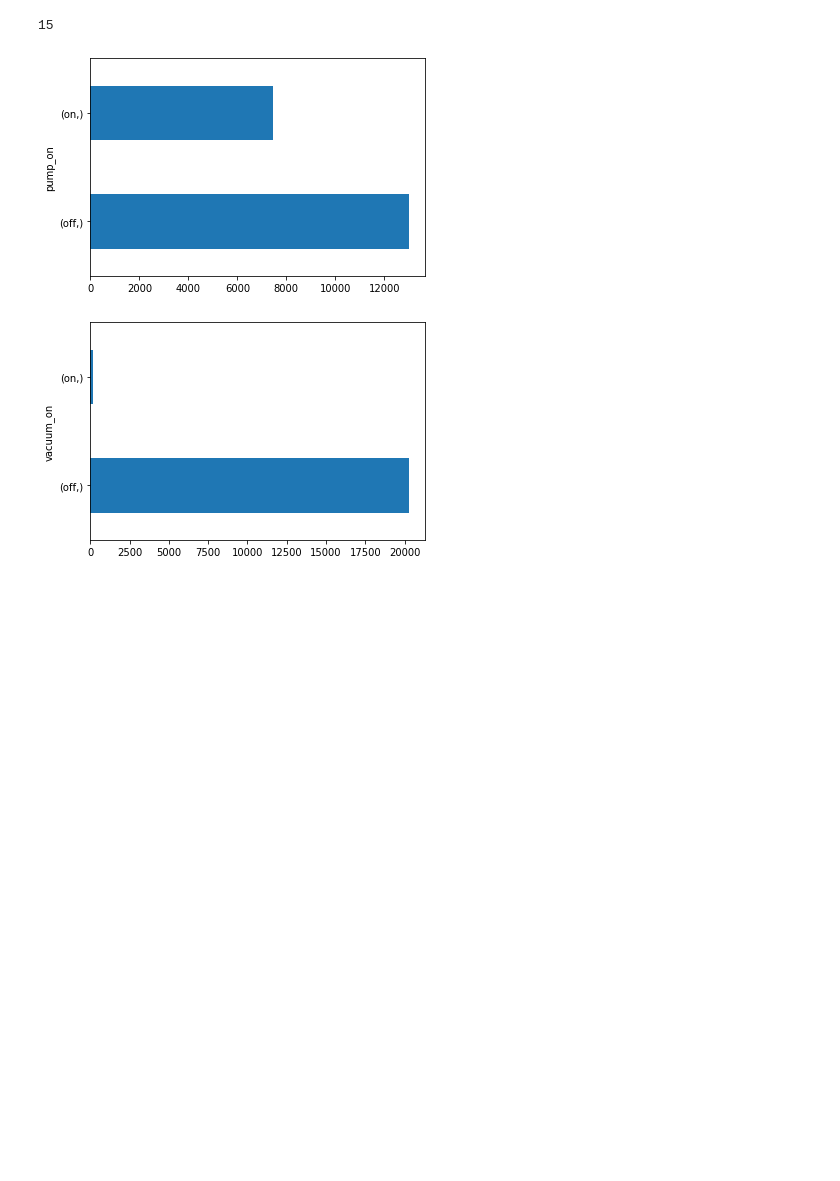
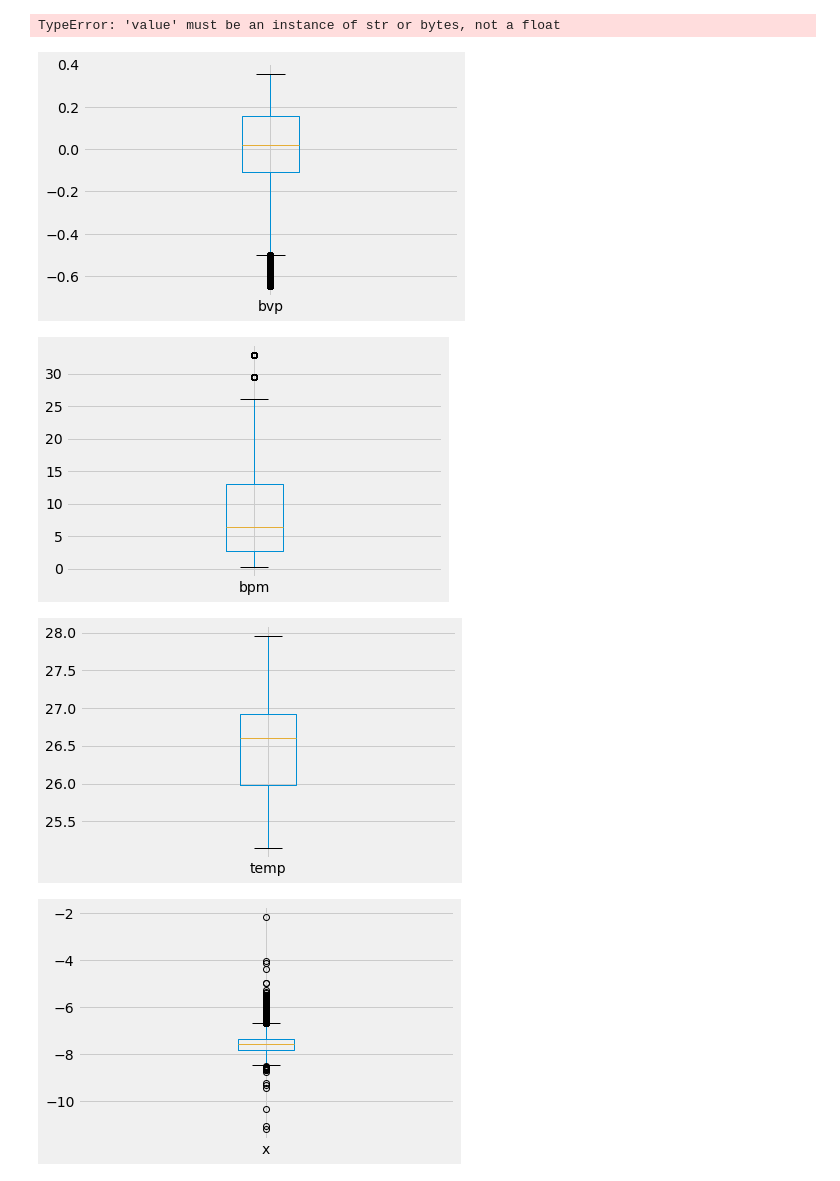
Before and after one commit to victoriaaarmstrong/msc_thesis, a Jupyter notebook: main.ipynb, the cells around one changed output. Saved outputs shown, nothing was run; the diff lists cells and outputs as text; code cells hidden in the pictures; blank space fills up the shorter version.

```diff
--- a/main.ipynb
+++ b/main.ipynb
@@ -53,11 +64,17 @@ else:
     data['ir'] = hp.filter_signal(data["ir"], cutoff = 0.75, sample_rate = 100.0)
     data.rename(columns = {'ir':'bvp'}, inplace = True)
 
+    ## Maybe move this normalization
+    data.bvp = (data.bvp - data.bvp.mean()) / (data.bvp.max() - data.bvp.min())
+
     ## Smooth pump and vacuum labels
     data['pump_on'] = data['pump_on'].rolling(10, center=True).apply(lambda x: mode(x)[0])
     data['vacuum_on'] = data['vacuum_on'].rolling(10, center=True).apply(lambda x: mode(x)[0])
 
-    ## Fill the first 9 values with the same as value 10 to get rid of the nan, unless you do the first 5% and last 5% cut for outliers
+    ## This replaces the first 9 rows that become nan after the pump and vacuum label smoothing
+    data.loc[0:9, ['pump_on']] = 'off'
+    data.loc[0:9, ['vacuum_on']] = 'off'
+
     ## Save to .pkl file
     data.to_pickle("data/saved/" + PARTICIPANT)
     print("combined files saved")
@@ -112,66 +248,62 @@ def count_events(df):
 # %%
-############################
-## Descriptive Statistics ##
-############################
+###########
+## Plots ##
+###########
 
-## Divide into continuous and categorical
-continuous_cols = data[["bvp", "bpm", "temp", "x", "y", "z"]]
-categorical_cols = data[["pump_on", "vacuum_on"]]
-categorical_cols = categorical_cols.replace({0.0: "off", 1.0: "on"})
+"""
+TO DO
+- if it isn't a big overhead, remove the unnecessary graph pairs from the loop at the bottom, but it's not the end of the world to sort through at the end if you need to
+- some down-sampling might have to occur so that the graphs are easier to interpret
+- see if you can check if these images are already saved? so that you don't have to regenerate and save every time if you don't have to
+- is there a way to make it so it saves but doesn't display? there's some stack error because there's too many graphs shown at once
+"""
 
-## Continuous column stat
-num_nan_cont = continuous_cols.isna().sum()
-descriptive_stats_cont = continuous_cols.describe()
-kurt = continuous_cols.kurtosis()
-skew = continuous_cols.skew()
-
-# boxplots for each column
+## Boxplots for each column
 for column in continuous_cols:
     figure = plt.figure()
     boxplot = continuous_cols[[column]].boxplot()
     figure.savefig("plots/" + PARTICIPANT + "_boxplot_" + column + ".svg", format="svg")
 
-# histograms for each column
+## Histograms for each column
 for column in continuous_cols:
-    ##Freedman-Diaconis Bin Size
+    ## Calculate Freedman-Diaconis bin size
     q25 = continuous_cols[column].quantile(0.25)
     q75 = continuous_cols[column].quantile(0.75)
     max = continuous_cols[column].max()
     min = continuous_cols[column].min()
     num = len(continuous_cols)
     bin_width = (2*(q75 - q25)) /(num**(1/3))
     num_bins = math.ceil((max - min) / bin_width)
+
+    ## Plot with the bin size determined above as num_bins
     figure = plt.figure()
     hist = continuous_cols[[column]].hist(bins=num_bins)
     figure.savefig("plots/" + PARTICIPANT + "_hist_" + column + ".svg", format="svg")
 
-
-## Categorical column stats
-num_nan_cat = categorical_cols.isna().sum()
-descriptive_stats_cat = categorical_cols.describe()
-value_counts  = categorical_cols.value_counts()
-# add percentage of time pump on - just simple division with length of df and the value counts
-# add percentage of time vacuum on - same as above
-
+## Bar graphs for each column
 for column in categorical_cols:
     figure = plt.figure()
     bar_graph = categorical_cols[[column]].value_counts().plot(kind="barh")
     figure.savefig("plots/" + PARTICIPANT + "_bar_" + column + ".svg", format="svg")
 
-num_pump_on = count_events(categorical_cols[['pump_on']])
-num_vacuum_on = count_events(categorical_cols[['vacuum_on']])
-# maybe extract lengths of pump time on and off
+if 'vacuum_on' in data.columns:
+    data = data.drop(columns = ['vacuum_on'])  # this one doesn't seem like it would influence? I guess I could keep it but it's not consistent across participants
 
-## there's a df.bivariate analysis function, do it for each of the columns pairwise
-## repeat for categorical with it's specific stats
+for column in data:
+    for column_2 in data:
+        if column != column_2:
+            ## need to do some downsampling or something here
+            ## lots of unnecessary pairs but didn't seem work the time to get the distinct pairs
+            figure1 = plt.figure()
+            data.plot(x=column, y=column_2, kind = "scatter")
+            figure.savefig("plots/bivariate/" + PARTICIPANT + "_" + column + "_" + column_2 + "_scatter.svg", format='svg')
 
-
-## remove outliers shown on boxplots
-## remove first 5% and last 5%
-
-## export all of this to a .txt file as a report (pX_report.txt)
-## figure out how to best do this
+            figure_2 = plt.figure()
+            data.plot(x=column, y=column_2, kind = "hexbin", gridsize=15)
+            figure_2.savefig("plots/bivariate/" + PARTICIPANT + "_" + column + "_" + column_2 + "_hexbin.svg", format='svg')
 # %% [output]
-15
+TypeError: 'value' must be an instance of str or bytes, not a float
-[figure, old version]
+[figure, new version]
-[figure, old version]
+[figure, new version]
+[figure, added]
+[figure, added]
```
Also changed, not shown: parts of 12 cells of this notebook.
